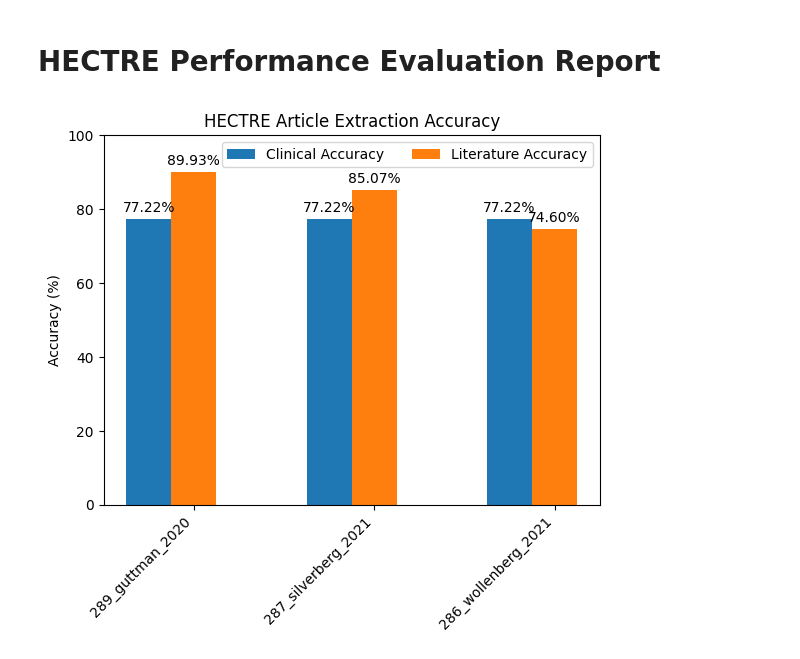
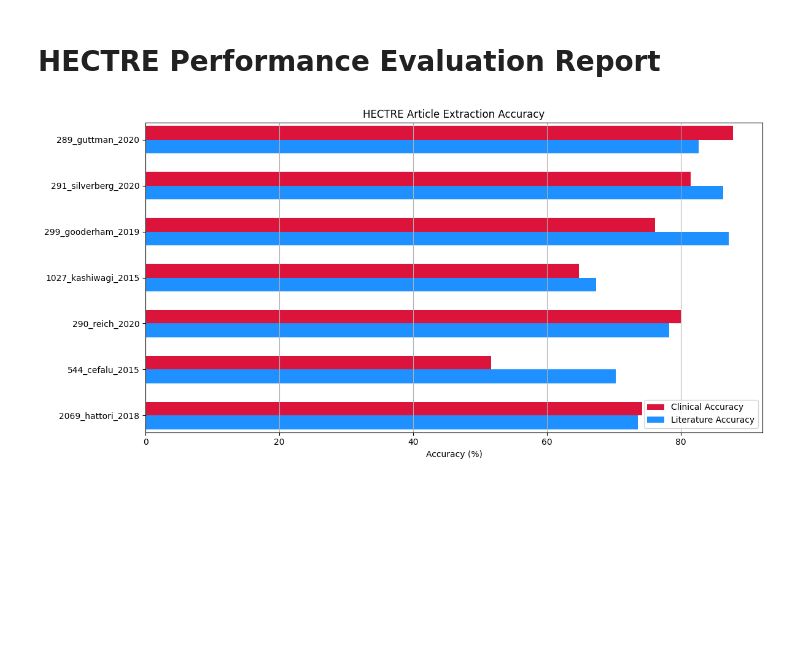
Before and after one commit to Harvard-Pfizer-HECTRE/HECTRE, a Jupyter notebook: hectre/reports/accuracy.ipynb, the cells around one changed output. Saved outputs shown, nothing was run; the diff lists cells and outputs as text; code cells hidden in the pictures; blank space fills up the shorter version.

Commit message:
Accuracy report with multithreading

```diff
--- a/hectre/reports/accuracy.ipynb
+++ b/hectre/reports/accuracy.ipynb
@@ -53,41 +86,61 @@ def set_index_colors(df, index_styles):
 # %%
 # Article slugs.
 articles = ()
 # stat_name: stat values.
 stats = {}
 
 for slug, data in eval_data.items():
-    clin_values = extraction['comparison']['comp_values_clin']
+    clin_values = data['comparison']['comp_values_clin']
     clinical_accuracy_data = clin_values[(clin_values.index.get_level_values('has_match') == 1)]
-    clinical_accuracy = clin_values_drop_unmatched.mean(axis=None)
+    clinical_accuracy = clinical_accuracy_data.mean(axis=None)
     literature_accuracy = data['lit_acc_pct']
     stats['Clinical Accuracy'] = stats.get('Clinical Accuracy', ()) + (clinical_accuracy,)
     stats['Literature Accuracy'] = stats.get('Literature Accuracy', ()) + (literature_accuracy,)
     articles += (slug,)
 
+df = pd.DataFrame(stats)
 
-x = np.arange(len(eval_data.items()))  # Article index on x-axis.
-width = 0.25  # the width of the bars
-multiplier = 0
+ind = np.arange(len(df))
+height = 0.3  # two times height needs to be at most 1
 
-fig, ax = plt.subplots()
-fmt = lambda x: '{:.2f}%'.format(x)
-for stat, data in stats.items():
-    offset = width * multiplier
-    rects = ax.bar(x + offset, data, width, label=stat)
-    ax.bar_label(rects, padding=3, fmt=fmt)
-    multiplier += 1
+fig, ax = plt.subplots(figsize=(12, 6))
+ax.barh(ind, df['Clinical Accuracy'], height, align='edge', alpha=1, color='crimson', label='Clinical Accuracy')
+ax.barh(ind - height, df['Literature Accuracy'], height, align='edge', alpha=1, color='dodgerblue', label='Literature Accuracy')
+ax.set_yticks(ind)
+ax.set_yticklabels(articles, fontsize=10)
+ax.grid(axis='x')
 
-# Add some text for labels, title and custom x-axis tick labels, etc.
-ax.set_ylabel('Accuracy (%)')
+ax.set_xlabel('Accuracy (%)')
 ax.set_title('HECTRE Article Extraction Accuracy')
-ax.set_xticks(x + width, articles, rotation=45, ha='right')
-ax.legend(loc='best', ncols=3)
-ax.set_ylim(0, 100)
+ax.legend()
+ax.margins(y=0.01)  # use smaller margins in the y-direction
+plt.tight_layout()
+plt.show()
 
-plt.show()
+# y = np.arange(len(eval_data.items()))  # Article index on y-axis.
+# height = 0.25  # the height of the bars
+# multiplier = 0
+
+# fig, ax = plt.subplots()
+# fmt = lambda x: '{:.2f}%'.format(x)
+# for stat, data in stats.items():
+#     offset = height * multiplier
+#     rects = ax.barh(y + offset, data, height, label=stat, align='edge')
+#     ax.bar_label(rects, padding=3, fmt=fmt)
+#     multiplier += 1
+
+# ax.set_xlabel('Accuracy (%)')
+# ax.set_title('HECTRE Article Extraction Accuracy')
+# ax.set_yticks(y, articles)
+# ax.legend(loc='best', ncols=3)
+# ax.set_xlim(0, 100)
+
+# width = 12
+# height = 8
+# fig.set_size_inches(width, height)
+# plt.show()
 # %% [output]
-[figure, old version]
+[figure, new version]
 # %%
 pd.set_option('display.max_rows', 200)
 pd.set_option('display.max_columns', 100)
```
Also changed, not shown: parts of 3 cells of this notebook, 32 other files.
